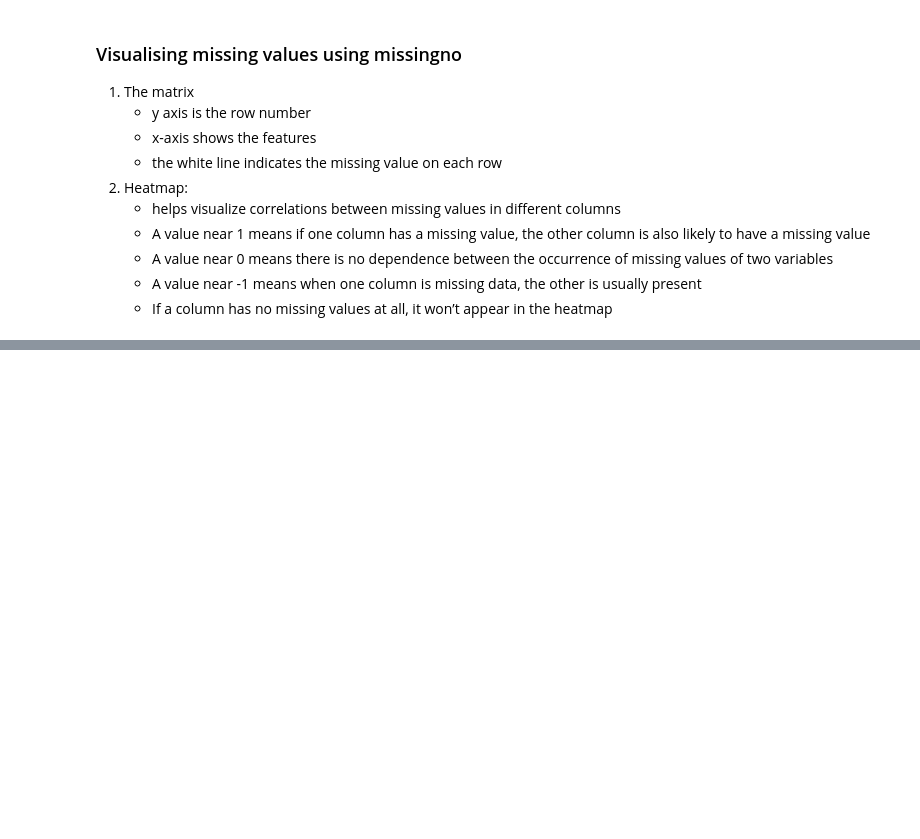
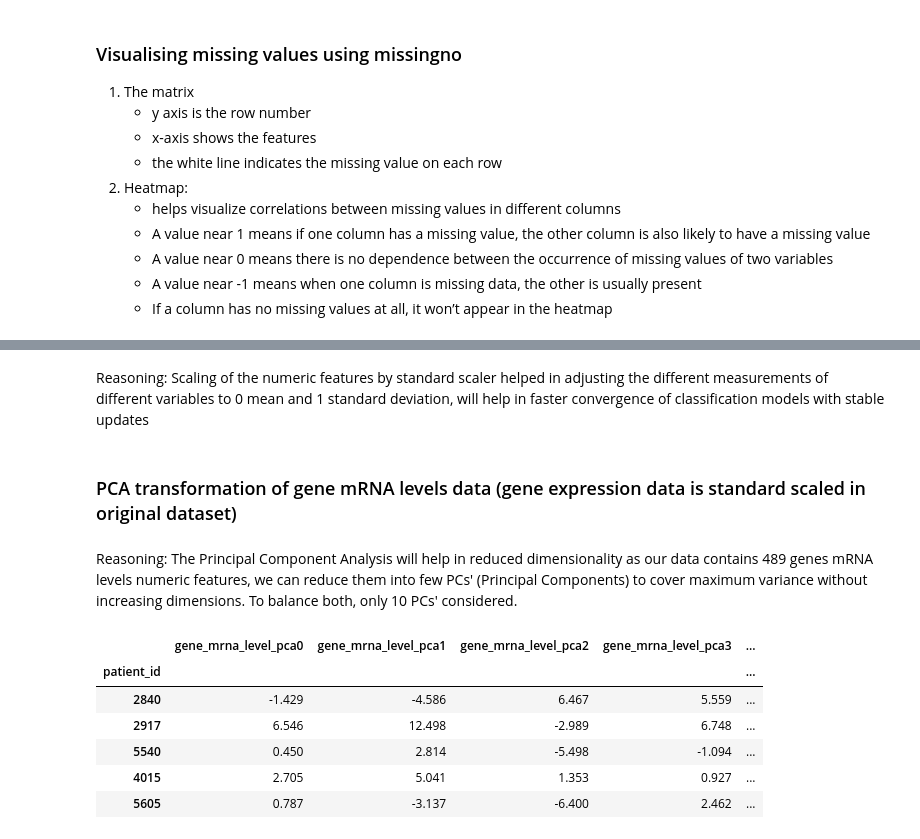
Before and after one commit to aleena-gigi/breast-cancer-prediction, a Jupyter notebook: Data Analysis and Preparation.ipynb, the cells around one changed output, grey strips where cells are left out. Cells and saved outputs as stored; diff of their text form; code cells hidden in the pictures; blank space fills up the shorter version.

```diff
--- a/Data Analysis and Preparation.ipynb
+++ b/Data Analysis and Preparation.ipynb
@@ -351,0 +329,9 @@ print(clinical_data.head())
+# %%
+# Replace the missing values by 'unknown' where 2 features have high missing % which can not be replaced by any means
+cols_replace=['3-gene_classifier_subtype','primary_tumor_laterality']
+data[cols_replace]=data[cols_replace].astype('object')
+data.loc[:,cols_replace]=data.loc[:,cols_replace].fillna('unknown')
+data[cols_replace]=data[cols_replace].astype('category')
+# Remove the records from dataset where features have low missing values
+cols_no_replace=['neoplasm_histologic_grade', 'cellularity','mutation_count','er_status_measured_by_ihc','type_of_breast_surgery','tumor_size','tumor_other_histologic_subtype','cancer_type_detailed','oncotree_code']
+data.dropna(subset=cols_no_replace,inplace=True)
@@ -351,0 +340,3 @@ print(clinical_data.head())
+# %%
+X_train, X_test, y_train, y_test = train_test_split(data[cat_cols+num_cols+gene_mrna], data['overall_survival'], test_size=0.2, random_state=0)
+X_train.shape, X_test.shape, y_train.shape, y_test.shape
@@ -447,0 +370,30 @@ y = df['death_from_cancer']
+# %% [markdown]
+Reasoning: Scaling of the numeric features by standard scaler helped in adjusting the different measurements of different variables to 0 mean and 1 standard deviation, will help in faster convergence of classification models with stable updates
+# %% [markdown]
+### PCA transformation of gene mRNA levels data (gene expression data is standard scaled in original dataset)
+# %%
+pca = PCA(n_components=10,random_state=0)
+X_train_pca = pca.fit_transform(X_train[gene_mrna])
+X_train_pca=pd.DataFrame(X_train_pca,
+                         columns=['gene_mrna_level_pca0','gene_mrna_level_pca1','gene_mrna_level_pca2','gene_mrna_level_pca3','gene_mrna_level_pca4',
+                                 'gene_mrna_level_pca5','gene_mrna_level_pca6','gene_mrna_level_pca7','gene_mrna_level_pca8','gene_mrna_level_pca9'],
+                         index=X_train.index)
+X_test_pca = pca.fit_transform(X_test[gene_mrna])
+X_test_pca=pd.DataFrame(X_test_pca,
+                         columns=['gene_mrna_level_pca0','gene_mrna_level_pca1','gene_mrna_level_pca2','gene_mrna_level_pca3','gene_mrna_level_pca4',
+                                 'gene_mrna_level_pca5','gene_mrna_level_pca6','gene_mrna_level_pca7','gene_mrna_level_pca8','gene_mrna_level_pca9'],
+                         index=X_test.index)
+# %% [markdown]
+Reasoning: The Principal Component Analysis will help in reduced dimensionality as our data contains 489 genes mRNA levels numeric features,
+we can reduce them into few PCs' (Principal Components) to cover maximum variance without increasing dimensions. To balance both, only 10 PCs'
+considered.
+# %%
+X_train_pca.head()
+# %% [output]
+|  | gene_mrna_level_pca0 | gene_mrna_level_pca1 | gene_mrna_level_pca2 | gene_mrna_level_pca3 | ... |
+| patient_id |  |  |  |  | ... |
+| 2840 | -1.429 | -4.586 | 6.467 | 5.559 | ... |
+| 2917 | 6.546 | 12.498 | -2.989 | 6.748 | ... |
+| 5540 | 0.450 | 2.814 | -5.498 | -1.094 | ... |
+| 4015 | 2.705 | 5.041 | 1.353 | 0.927 | ... |
+| 5605 | 0.787 | -3.137 | -6.400 | 2.462 | ... |
```
Also changed, not shown: parts of 51 cells of this notebook, 11 other files.
